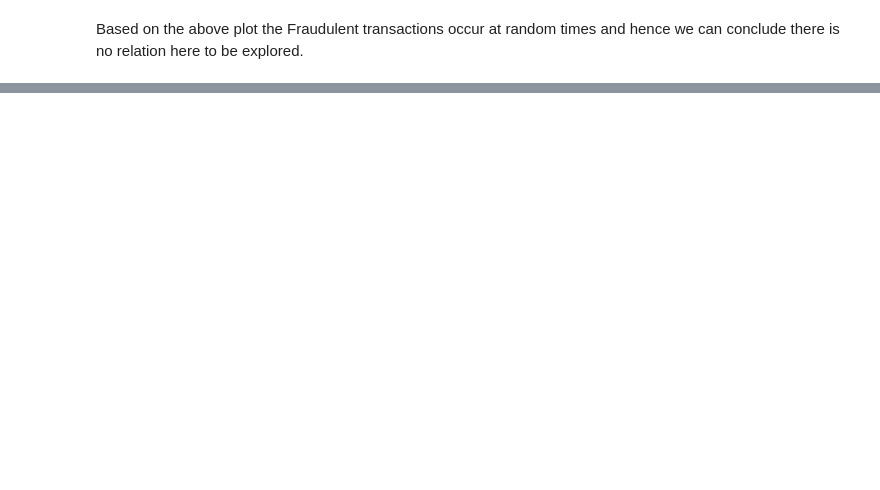
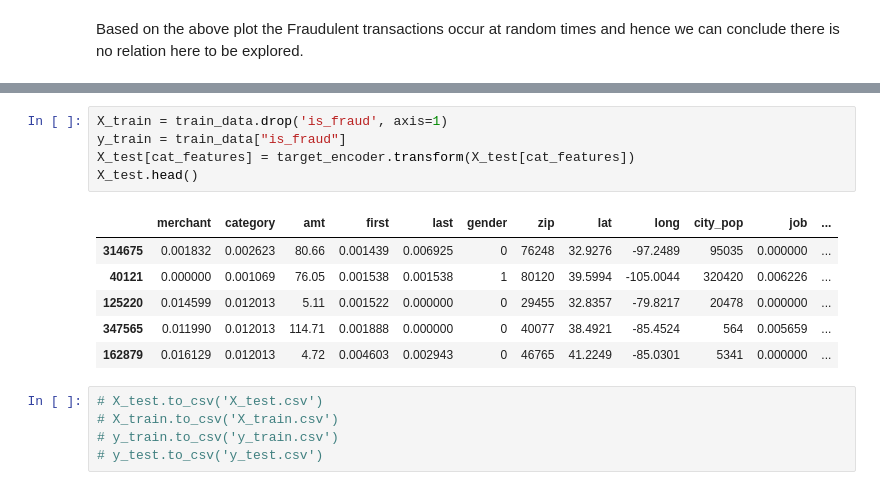
Before and after one commit to limperstickhelp23/Credit_Fraud_Detection, a Jupyter notebook: preprocessing/Data_Analysis.ipynb, the cells around one changed output, grey strips where cells are left out. Drawn from its saved outputs; the diff is of its cells as text; blank space fills up the shorter version.

```diff
--- a/preprocessing/Data_Analysis.ipynb
+++ b/preprocessing/Data_Analysis.ipynb
@@ -110,0 +168,17 @@ data
+# %%
+X_train = train_data.drop('is_fraud', axis=1)
+y_train = train_data["is_fraud"]
+X_test[cat_features] = target_encoder.transform(X_test[cat_features])
+X_test.head()
+# %% [output]
+|  | merchant | category | amt | first | last | gender | zip | lat | long | city_pop | job | ... |
+| 314675 | 0.001832 | 0.002623 | 80.66 | 0.001439 | 0.006925 | 0 | 76248 | 32.9276 | -97.2489 | 95035 | 0.000000 | ... |
+| 40121 | 0.000000 | 0.001069 | 76.05 | 0.001538 | 0.001538 | 1 | 80120 | 39.5994 | -105.0044 | 320420 | 0.006226 | ... |
+| 125220 | 0.014599 | 0.012013 | 5.11 | 0.001522 | 0.000000 | 0 | 29455 | 32.8357 | -79.8217 | 20478 | 0.000000 | ... |
+| 347565 | 0.011990 | 0.012013 | 114.71 | 0.001888 | 0.000000 | 0 | 40077 | 38.4921 | -85.4524 | 564 | 0.005659 | ... |
+| 162879 | 0.016129 | 0.012013 | 4.72 | 0.004603 | 0.002943 | 0 | 46765 | 41.2249 | -85.0301 | 5341 | 0.000000 | ... |
+# %%
+# X_test.to_csv('X_test.csv')
+# X_train.to_csv('X_train.csv')
+# y_train.to_csv('y_train.csv')
+# y_test.to_csv('y_test.csv')
```
Also changed, not shown: parts of 5 cells of this notebook.
